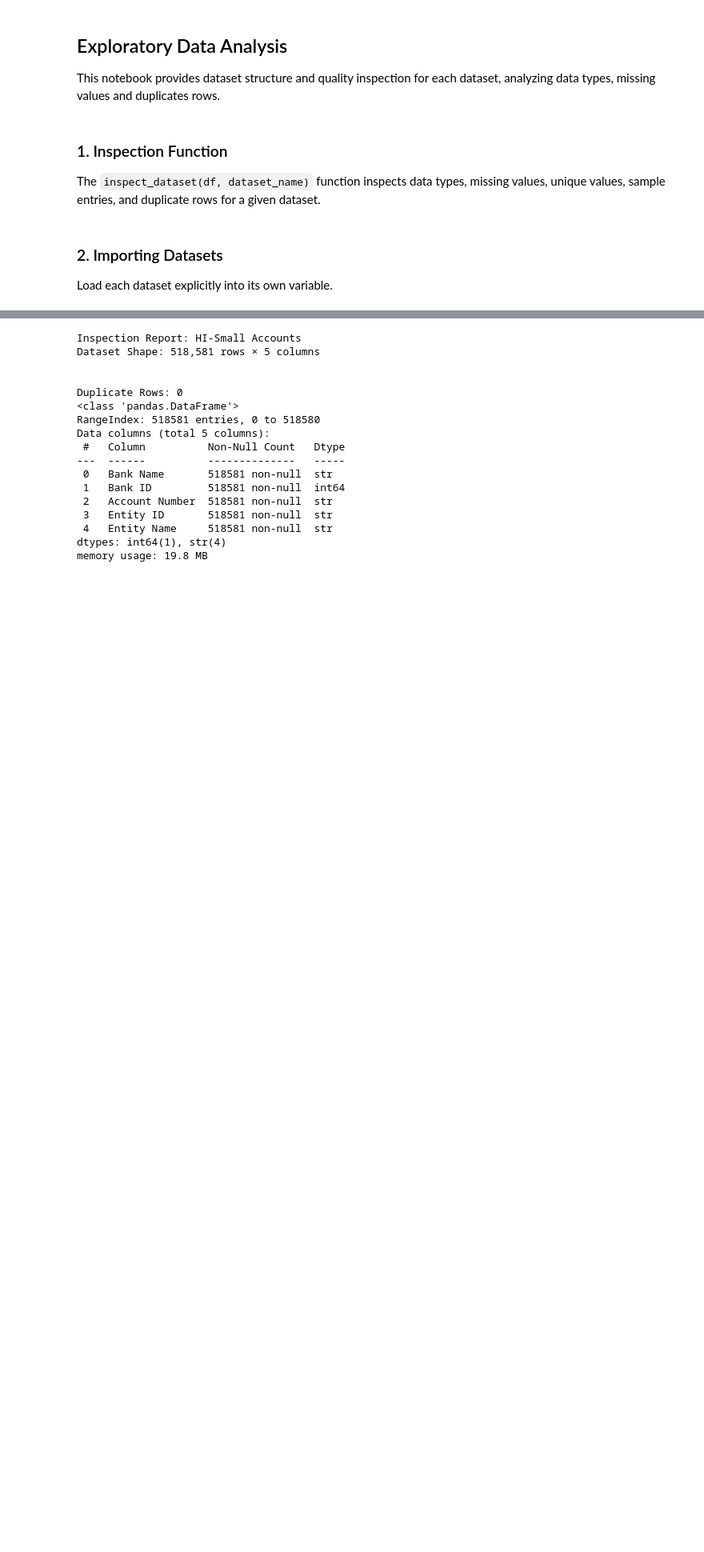
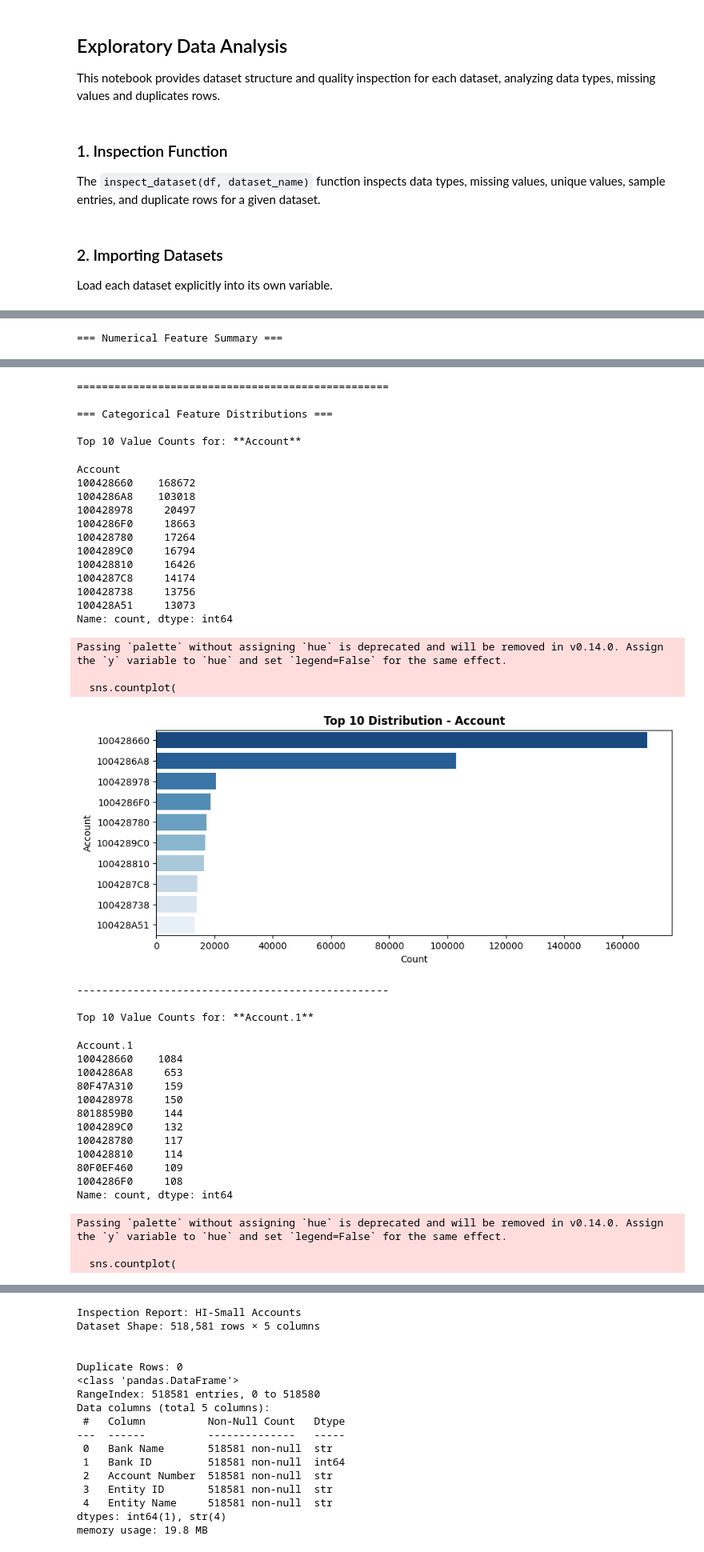
Before and after one commit to jnfpm/Capstone-Project, a Jupyter notebook: EDA.ipynb, the cells around one changed output, grey strips where cells are left out. Shown at 80% size. Saved outputs shown, nothing was run; the diff lists cells and outputs as text; code cells hidden in the pictures; blank space fills up the shorter version.

Commit message:
datasets updated from kaggle, notebook incomplete

```diff
--- a/EDA.ipynb
+++ b/EDA.ipynb
@@ -49,7 +49,7 @@ import pandas as pd
 import seaborn as sns
 
 
-def univariate_analysis(df, categorical_cols, numerical_cols=None):
+def univariate_analysis(df, categorical_cols, numerical_cols=None, datetime_cols=None):
   """Performs univariate analysis with summary stats,
 
   value counts, and distribution plots.
@@ -203,0 +136,24 @@ pattern_numerical_cols = ["Amount Received", "Amount Paid"]
+# %%
+# Load the HI-Small and LI-Small transaction datasets.
+hi_small_trans = pd.read_csv(DATA_DIR / "HI-Small_Trans.csv")
+li_small_trans = pd.read_csv(DATA_DIR / "LI-Small_Trans.csv")
+# %%
+# Both transaction datasets have the same schema.
+transaction_categorical_cols = [
+    "Account",
+    "Account.1",
+    "Receiving Currency",
+    "Payment Currency",
+    "Payment Format",
+    "Is Laundering",  # Binary target
+]
+
+transaction_numerical_cols = [
+    "From Bank",
+    "To Bank",
+    "Amount Received",
+    "Amount Paid",
+]
+
+# Timestamp is temporal, so keep it separate from categorical and numerical features.
+transaction_datetime_cols = ["Timestamp"]
@@ -203,0 +192,12 @@ pattern_numerical_cols = ["Amount Received", "Amount Paid"]
+# %%
+hi_small_trans["Timestamp"] = pd.to_datetime(hi_small_trans["Timestamp"])
+li_small_trans["Timestamp"] = pd.to_datetime(li_small_trans["Timestamp"])
+# %%
+univariate_analysis(
+    hi_small_trans,
+    categorical_cols=transaction_categorical_cols,
+    numerical_cols=transaction_numerical_cols,
+    datetime_cols=transaction_datetime_cols
+)
+# %% [output]
+=== Numerical Feature Summary ===
@@ -203,0 +213,39 @@ pattern_numerical_cols = ["Amount Received", "Amount Paid"]
+==================================================
+
+=== Categorical Feature Distributions ===
+
+Top 10 Value Counts for: **Account**
+Account
+100428660    168672
+1004286A8    103018
+100428978     20497
+1004286F0     18663
+100428780     17264
+1004289C0     16794
+100428810     16426
+1004287C8     14174
+100428738     13756
+100428A51     13073
+Name: count, dtype: int64
+Passing `palette` without assigning `hue` is deprecated and will be removed in v0.14.0. Assign the `y` variable to `hue` and set `legend=False` for the same effect.
+
+  sns.countplot(
+[figure, added]
+--------------------------------------------------
+
+Top 10 Value Counts for: **Account.1**
+Account.1
+100428660    1084
+1004286A8     653
+80F47A310     159
+100428978     150
+8018859B0     144
+1004289C0     132
+100428780     117
+100428810     114
+80F0EF460     109
+1004286F0     108
+Name: count, dtype: int64
+Passing `palette` without assigning `hue` is deprecated and will be removed in v0.14.0. Assign the `y` variable to `hue` and set `legend=False` for the same effect.
+
+  sns.countplot(
```
Also changed, not shown: parts of 77 cells of this notebook, 3 other files.
